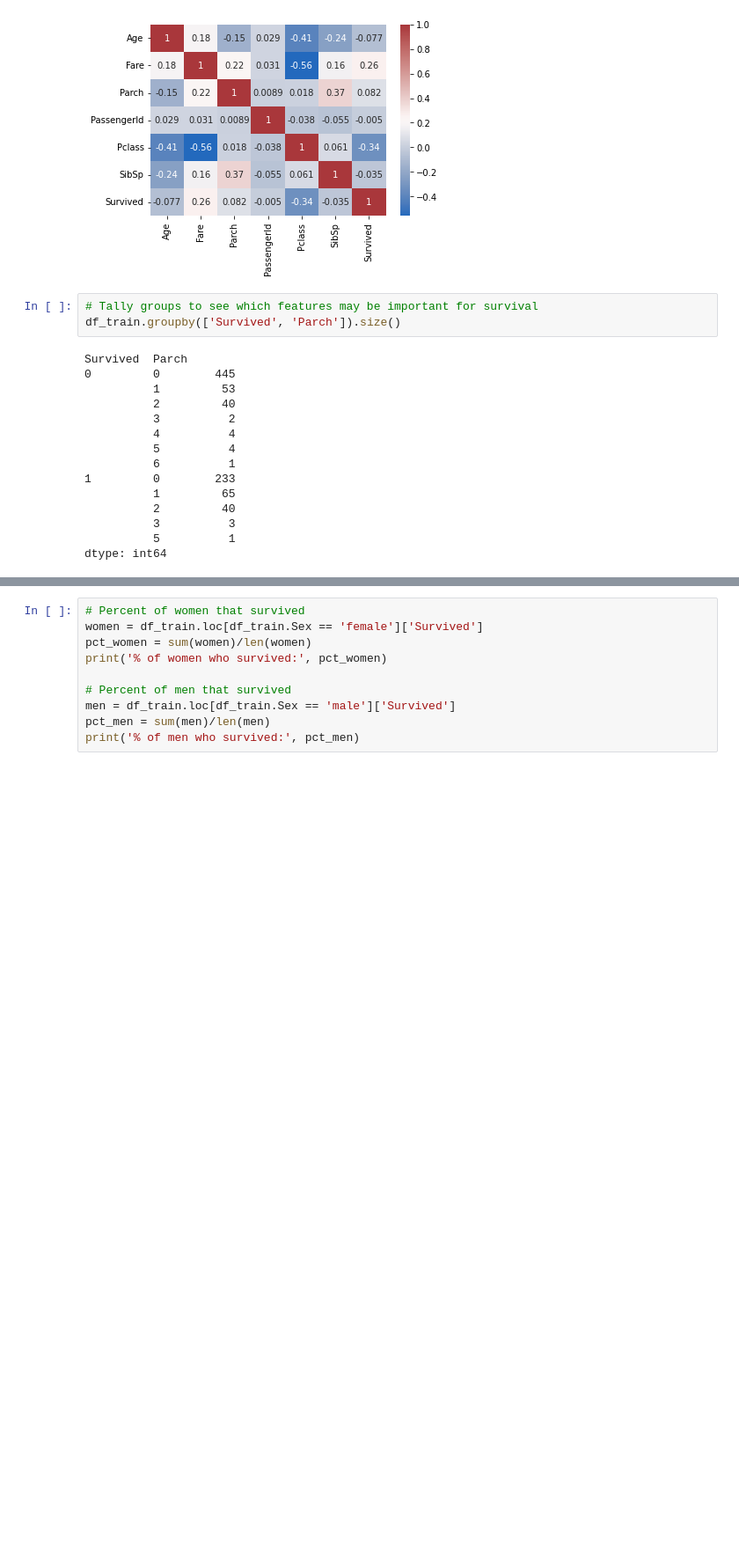
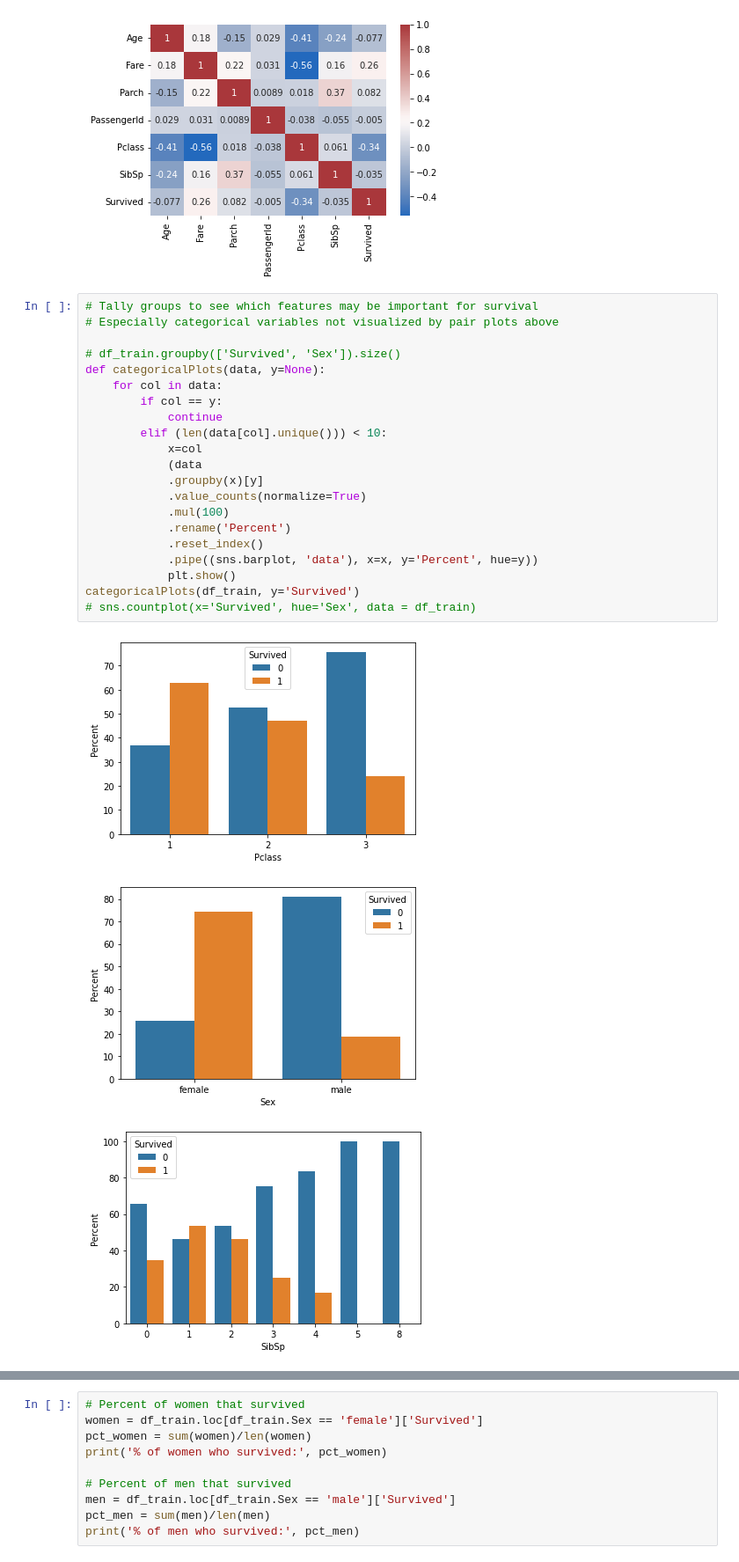
Before and after one commit to ywjin0707/KaggleNotebooks, a Jupyter notebook: titanic-survival-classification.ipynb, the cells around one changed output, grey strips where cells are left out. Shown: that part at 88% size. Saved outputs shown, nothing was run; the diff lists cells and outputs as text; blank space fills up the shorter version.

Commit message:
Kaggle Notebook | Titanic Survival Classification | Version 3

```diff
--- a/titanic-survival-classification.ipynb
+++ b/titanic-survival-classification.ipynb
@@ -156,21 +154,28 @@ sns.heatmap(df_data.corr(), annot=True, cmap='vlag')
 # %% [output]
 <AxesSubplot:>
 [figure]
-# %%
-# Tally groups to see which features may be important for survival
-df_train.groupby(['Survived', 'Parch']).size()
-# %% [output]
-Survived  Parch
-0         0        445
-          1         53
-          2         40
-          3          2
-          4          4
-          5          4
-          6          1
-1         0        233
-          1         65
-          2         40
-          3          3
-          5          1
-dtype: int64
+# %%
+# Tally groups to see which features may be important for survival
+# Especially categorical variables not visualized by pair plots above
+
+# df_train.groupby(['Survived', 'Sex']).size()
+def categoricalPlots(data, y=None):
+    for col in data:
+        if col == y:
+            continue
+        elif (len(data[col].unique())) < 10:
+            x=col
+            (data
+            .groupby(x)[y]
+            .value_counts(normalize=True)
+            .mul(100)
+            .rename('Percent')
+            .reset_index()
+            .pipe((sns.barplot, 'data'), x=x, y='Percent', hue=y))
+            plt.show()
+categoricalPlots(df_train, y='Survived')
+# sns.countplot(x='Survived', hue='Sex', data = df_train)
+# %% [output]
+[figure, added]
+[figure, added]
+[figure, added]
```
Also changed, not shown: parts of 14 cells of this notebook.
